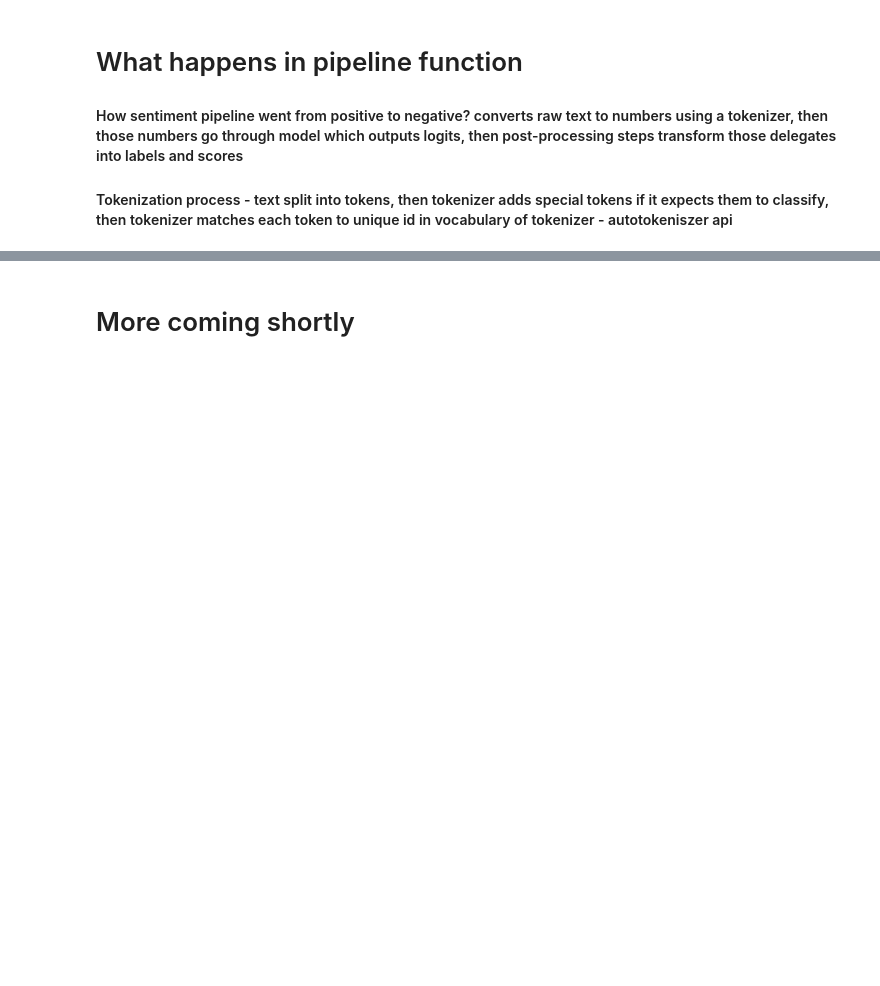
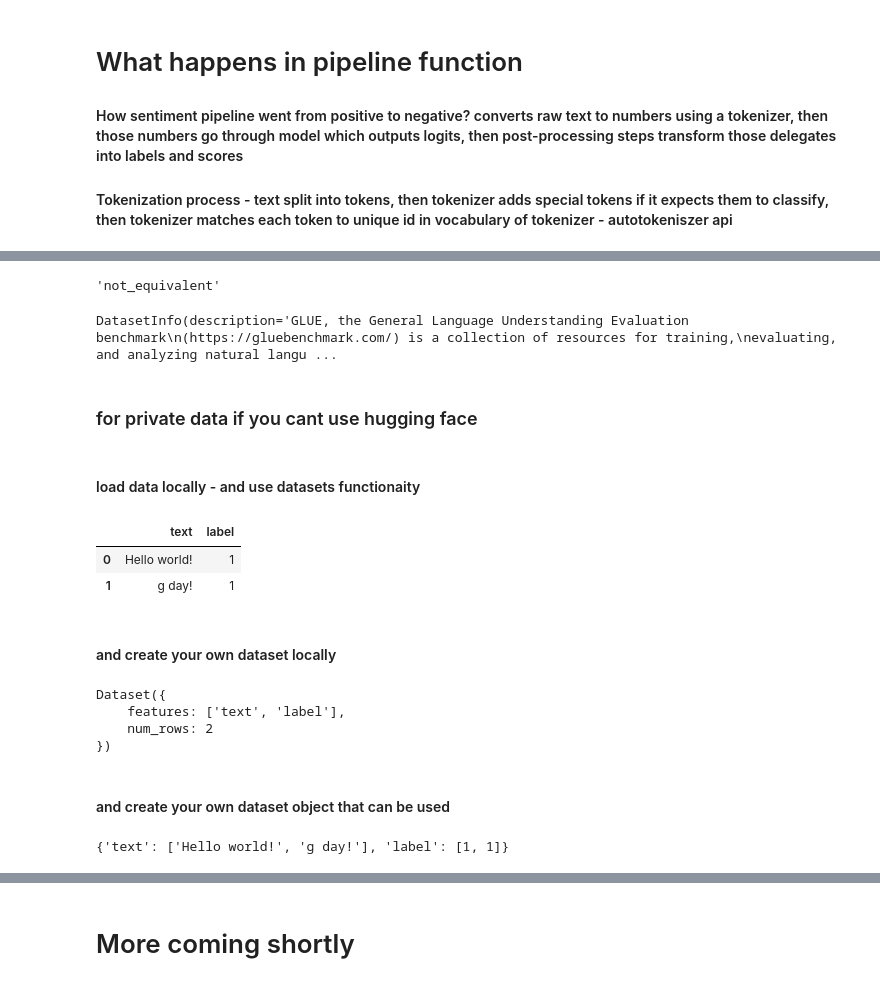
Before and after one commit to creeganmi/textsummary, a Jupyter notebook: huggingface.ipynb, the cells around one changed output, grey strips where cells are left out. Cells and saved outputs as stored; diff of their text form; code cells hidden in the pictures; blank space fills up the shorter version.

```diff
--- a/huggingface.ipynb
+++ b/huggingface.ipynb
@@ -315,0 +1407,10 @@ tensor([[5.6636e-02, 9.4336e-01],
+# %%
+raw_train_dataset.features["label"].int2str(0)
+# %% [output]
+'not_equivalent'
+# %%
+print(raw_train_dataset.info)
+# %% [output]
+DatasetInfo(description='GLUE, the General Language Understanding Evaluation benchmark\n(https://gluebenchmark.com/) is a collection of resources for training,\nevaluating, and analyzing natural langu ...
+# %% [markdown]
+### for private data if you cant use hugging face
@@ -315,0 +1419,27 @@ tensor([[5.6636e-02, 9.4336e-01],
+# %% [markdown]
+#### load data locally - and use datasets functionaity
+# %%
+df = pd.DataFrame({"text": ["Hello world!", "g day!"], "label": [1, 1]})
+df
+# %% [output]
+|  | text | label |
+| 0 | Hello world! | 1 |
+| 1 | g day! | 1 |
+# %% [markdown]
+#### and create your own dataset locally
+# %%
+from datasets import Dataset
+
+dset = Dataset.from_pandas(df)
+dset
+# %% [output]
+Dataset({
+    features: ['text', 'label'],
+    num_rows: 2
+})
+# %% [markdown]
+#### and create your own dataset object that can be used
+# %%
+dset[:]
+# %% [output]
+{'text': ['Hello world!', 'g day!'], 'label': [1, 1]}
```
Also changed, not shown: parts of 219 cells of this notebook.
